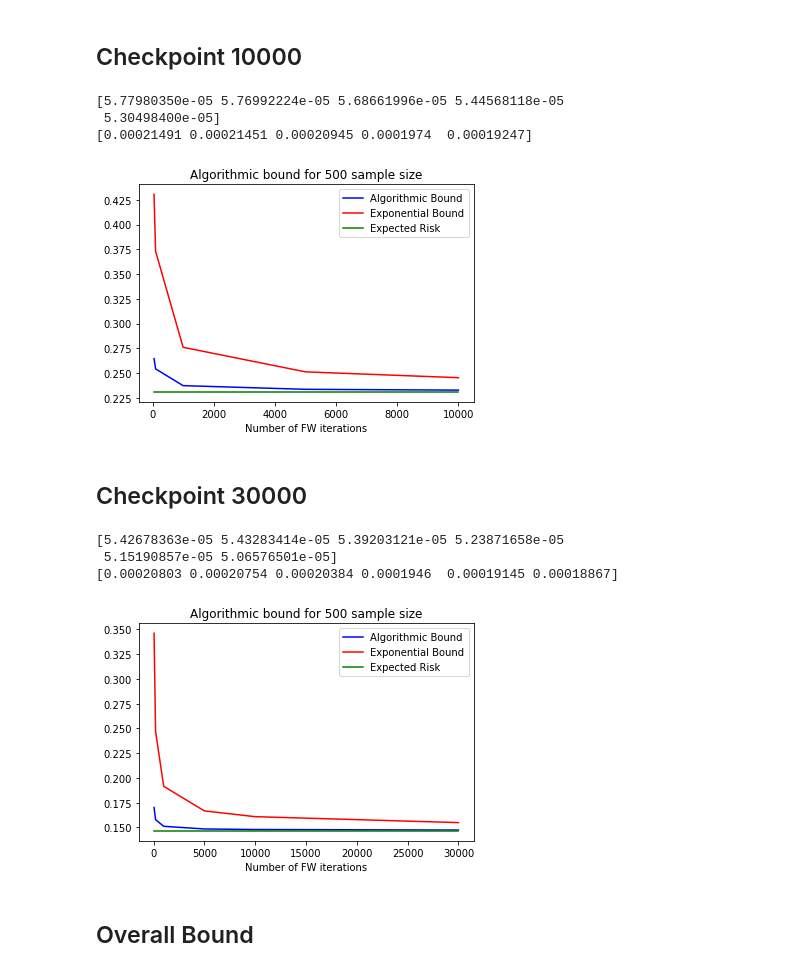
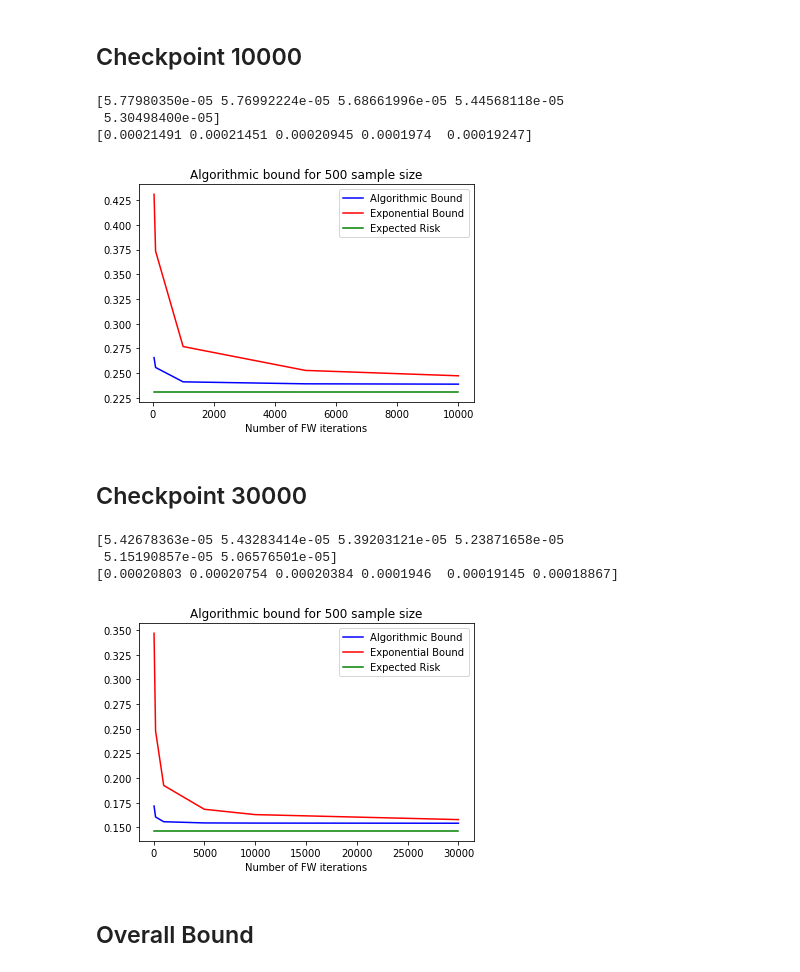
Before and after one commit to stresearch/str_hilbertcoresetbounds, a Jupyter notebook: bounds/str_mnist/mnist_bound_computation.ipynb, the cells around one changed output. Drawn from its saved outputs; the diff is of its cells as text; code cells hidden in the pictures.

```diff
--- a/bounds/str_mnist/mnist_bound_computation.ipynb
+++ b/bounds/str_mnist/mnist_bound_computation.ipynb
@@ -121,8 +121,8 @@ correct_emp = w_minus_p_norm**2 * xi * math.sqrt(2 * math.log(2 * 70000**2 / 0.0
 print(correct_diff)
 print(correct_emp)
 
-alg_bound_10000 = lw_norm + l_lw_norm + correct_diff + correct_emp
-exp_bound_10000 = lw_norm + exponential_bound + correct_diff + correct_emp
+alg_bound_10000 = np.sqrt(lw_norm**2 + correct_emp) + np.sqrt(l_lw_norm**2 + correct_diff)
+exp_bound_10000 = np.sqrt(lw_norm ** 2 + correct_emp) + np.sqrt(exponential_bound ** 2 + correct_diff)
 plt.plot(iters, alg_bound_10000, color='b', label='Algorithmic Bound')
 plt.plot(iters, exp_bound_10000, color='r', label='Exponential Bound')
 plt.plot(iters, gen_err_10000, color='g', label="Expected Risk")
@@ -133,7 +133,7 @@ plt.legend();
 [5.77980350e-05 5.76992224e-05 5.68661996e-05 5.44568118e-05
  5.30498400e-05]
 [0.00021491 0.00021451 0.00020945 0.0001974  0.00019247]
-[figure, old version]
+[figure, new version]
 # %% [markdown]
 ## Checkpoint 30000
 # %%
@@ -147,36 +147,36 @@ l_lw_norm = res["llwnorm"]
 lw_norm = res["lwnorm"]
 w_norm = res["wnorm"]
 
 params = np.load("../../bound_calculation/hilbert_coreset_results/str_coreset_mnist_results/exponential_bound/constants_30000.npz")
 sigma = params["sigma"]
 xi = params["xi"]
 eta = params["eta"]
 eta_bar = params["eta_bar"]
 beta = params["beta"]
 
 correct_diff = w_norm**2 * xi * math.sqrt(2 * math.log(2 * 70000**2 / 0.05) / 7000)
 correct_emp = w_minus_p_norm**2 * xi * math.sqrt(2 * math.log(2 * 70000**2 / 0.05) / 7000)
 print(correct_diff)
 print(correct_emp)
 
 top = sigma * eta * eta_bar * beta
 first = eta_bar**2 * beta**(-2 * (iters-1))
 second = eta**2 * (iters-1)
 exponential_bound = top / np.sqrt(first + second)
 
-alg_bound_30000 = lw_norm + l_lw_norm + correct_diff + correct_emp
-exp_bound_30000 = lw_norm + exponential_bound + correct_diff + correct_emp
+alg_bound_30000 = np.sqrt(lw_norm**2 + correct_emp) + np.sqrt(l_lw_norm**2 + correct_diff)
+exp_bound_30000 = np.sqrt(lw_norm ** 2 + correct_emp) + np.sqrt(exponential_bound ** 2 + correct_diff)
 plt.plot(iters, alg_bound_30000, color='b', label='Algorithmic Bound')
 plt.plot(iters, exp_bound_30000, color='r', label='Exponential Bound')
 plt.plot(iters, gen_err_30000, color='g', label="Expected Risk")
 plt.title("Algorithmic bound for 500 sample size")
 plt.xlabel("Number of FW iterations")
 plt.legend();
 # %% [output]
 [5.42678363e-05 5.43283414e-05 5.39203121e-05 5.23871658e-05
  5.15190857e-05 5.06576501e-05]
 [0.00020803 0.00020754 0.00020384 0.0001946  0.00019145 0.00018867]
-[figure, old version]
+[figure, new version]
 # %% [markdown]
 ## Overall Bound
 # %%
```
Also changed, not shown: parts of 3 cells of this notebook, 1 other file.
